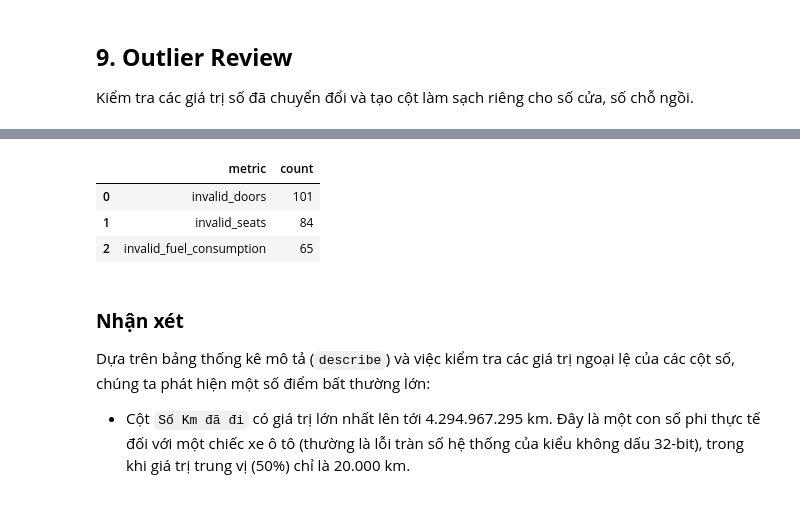
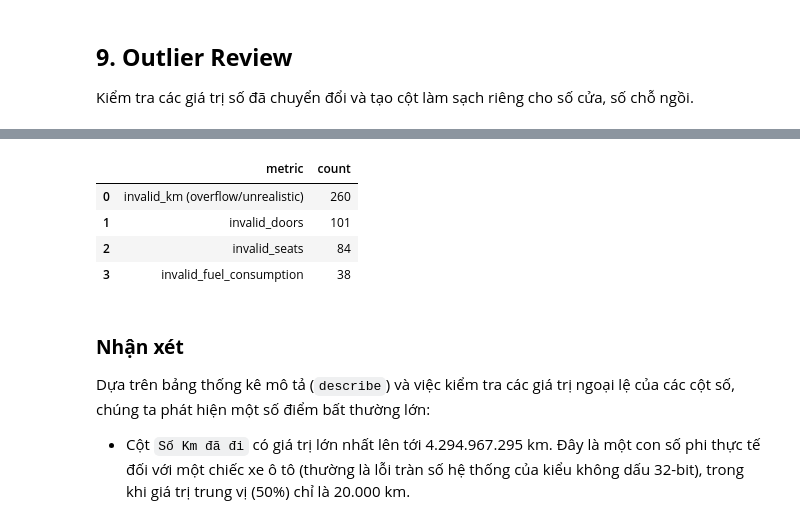
Before and after one commit to HuynhDucThinh/dv_final, a Jupyter notebook: notebook/02_preprocessing.ipynb, the cells around one changed output, grey strips where cells are left out. Cells and saved outputs as stored; diff of their text form; code cells hidden in the pictures.

```diff
--- a/notebook/02_preprocessing.ipynb
+++ b/notebook/02_preprocessing.ipynb
@@ -453,7 +480,7 @@ Chiến lược xử lý các giá trị khuyết thiếu đã được thực h
 Kiểm tra các giá trị số đã chuyển đổi và tạo cột làm sạch riêng cho số cửa, số chỗ ngồi.
 # %%
 numeric_review_cols = [
-    "Giá (triệu VND)", "Số Km đã đi", "Dung tích động cơ (lít)",
+    "Giá (triệu VND)", "Số Km đã đi (km)", "Dung tích động cơ (lít)",
     "Tiêu thụ nhiên liệu (L/100km)", "Năm sản xuất", "Số cửa", "Số chỗ ngồi"
 ]
 
@@ -461,22 +488,51 @@ numeric_review = df_processed[numeric_review_cols].describe(
     percentiles=[0.01, 0.05, 0.5, 0.95, 0.99]
 ).T
 
-invalid_doors = ~df_processed["Số cửa"].between(2, 6) & df_processed["Số cửa"].notna()
-invalid_seats = ~df_processed["Số chỗ ngồi"].between(2, 16) & df_processed["Số chỗ ngồi"].notna()
-invalid_fuel_consumption = (
+# Validate value ranges and flag outliers
+invalid_km = (
+    ~df_processed["Số Km đã đi (km)"].between(0, 500_000)
+    & df_processed["Số Km đã đi (km)"].notna()
+)
+invalid_doors = (
+    ~df_processed["Số cửa"].between(2, 6)
+    & df_processed["Số cửa"].notna()
+)
+invalid_seats = (
+    ~df_processed["Số chỗ ngồi"].between(2, 16)
+    & df_processed["Số chỗ ngồi"].notna()
+)
+invalid_fuel = (
     ~df_processed["Tiêu thụ nhiên liệu (L/100km)"].between(1, 30)
     & df_processed["Tiêu thụ nhiên liệu (L/100km)"].notna()
 )
 
-df_processed["Số cửa sạch"] = df_processed["Số cửa"].where(df_processed["Số cửa"].between(2, 6))
-df_processed["Số chỗ ngồi sạch"] = df_processed["Số chỗ ngồi"].where(df_processed["Số chỗ ngồi"].between(2, 16))
+# Cap outlier values by setting them to NaN
+df_processed["Số Km đã đi sạch"] = df_processed["Số Km đã đi (km)"].where(
+    df_processed["Số Km đã đi (km)"].between(0, 500_000)
+)
+df_processed["Số cửa sạch"] = df_processed["Số cửa"].where(
+    df_processed["Số cửa"].between(2, 6)
+)
+df_processed["Số chỗ ngồi sạch"] = df_processed["Số chỗ ngồi"].where(
+    df_processed["Số chỗ ngồi"].between(2, 16)
+)
 df_processed["Tiêu thụ nhiên liệu sạch"] = df_processed["Tiêu thụ nhiên liệu (L/100km)"].where(
     df_processed["Tiêu thụ nhiên liệu (L/100km)"].between(1, 30)
 )
 
 outlier_summary = pd.DataFrame({
-    "metric": ["invalid_doors", "invalid_seats", "invalid_fuel_consumption"],
-    "count": [invalid_doors.sum(), invalid_seats.sum(), invalid_fuel_consumption.sum()],
+    "metric": [
+        "invalid_km (overflow/unrealistic)",
+        "invalid_doors",
+        "invalid_seats",
+        "invalid_fuel_consumption",
+    ],
+    "count": [
+        invalid_km.sum(),
+        invalid_doors.sum(),
+        invalid_seats.sum(),
+        invalid_fuel.sum(),
+    ],
 })
 
 display(numeric_review)
@@ -490,10 +546,11 @@ display(outlier_summary)
 | Năm sản xuất | 33816.0 | 2017.998876 | 5.493243 | 1990.0 | 2002.0 | 2007.0 | 2019.0 | 2024.0 | 2025.0 | 2025.0 |
 | Số cửa | 33848.0 | 4.517135 | 0.928693 | 0.0 | 2.0 | 4.0 | 5.0 | 5.0 | 5.0 | 54.0 |
 | Số chỗ ngồi | 33848.0 | 5.547831 | 1.57238 | 0.0 | 2.0 | 5.0 | 5.0 | 8.0 | 8.0 | 47.0 |
 |  | metric | count |
-| 0 | invalid_doors | 101 |
-| 1 | invalid_seats | 84 |
-| 2 | invalid_fuel_consumption | 65 |
+| 0 | invalid_km (overflow/unrealistic) | 260 |
+| 1 | invalid_doors | 101 |
+| 2 | invalid_seats | 84 |
+| 3 | invalid_fuel_consumption | 38 |
 # %% [markdown]
 ### **Nhận xét**
 
```
Also changed, not shown: parts of 13 cells of this notebook.
